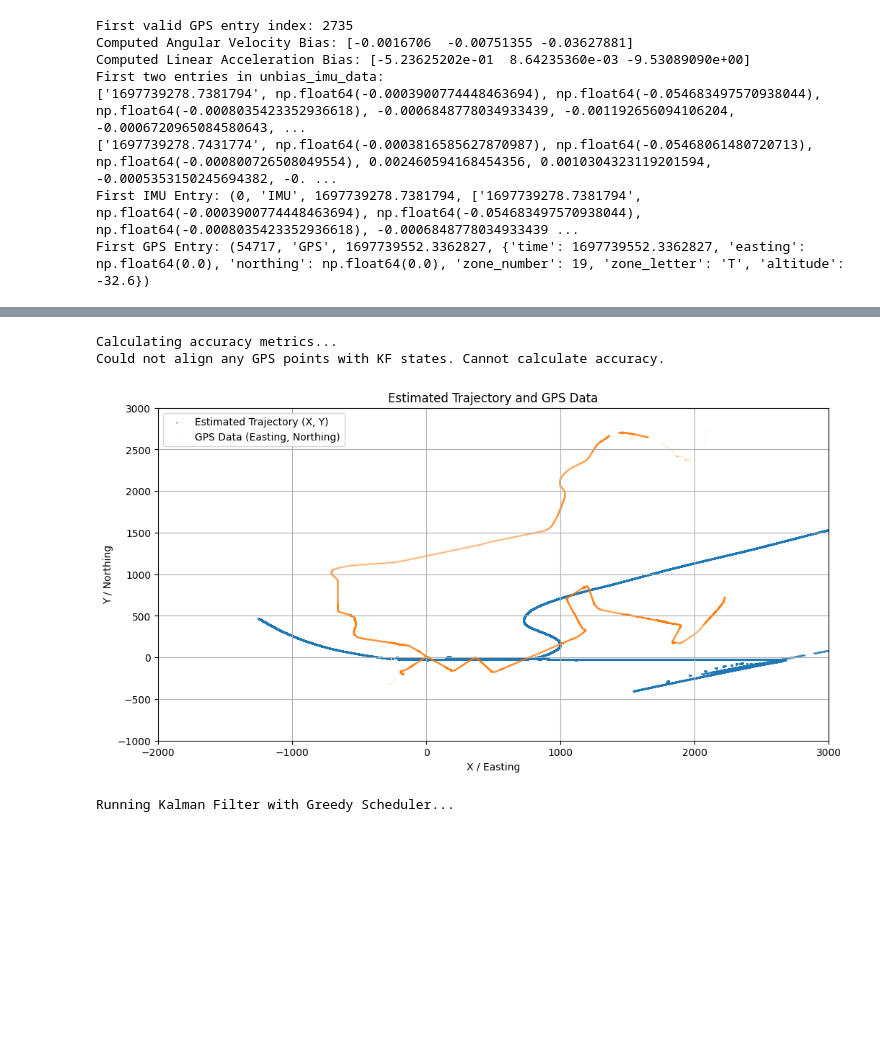
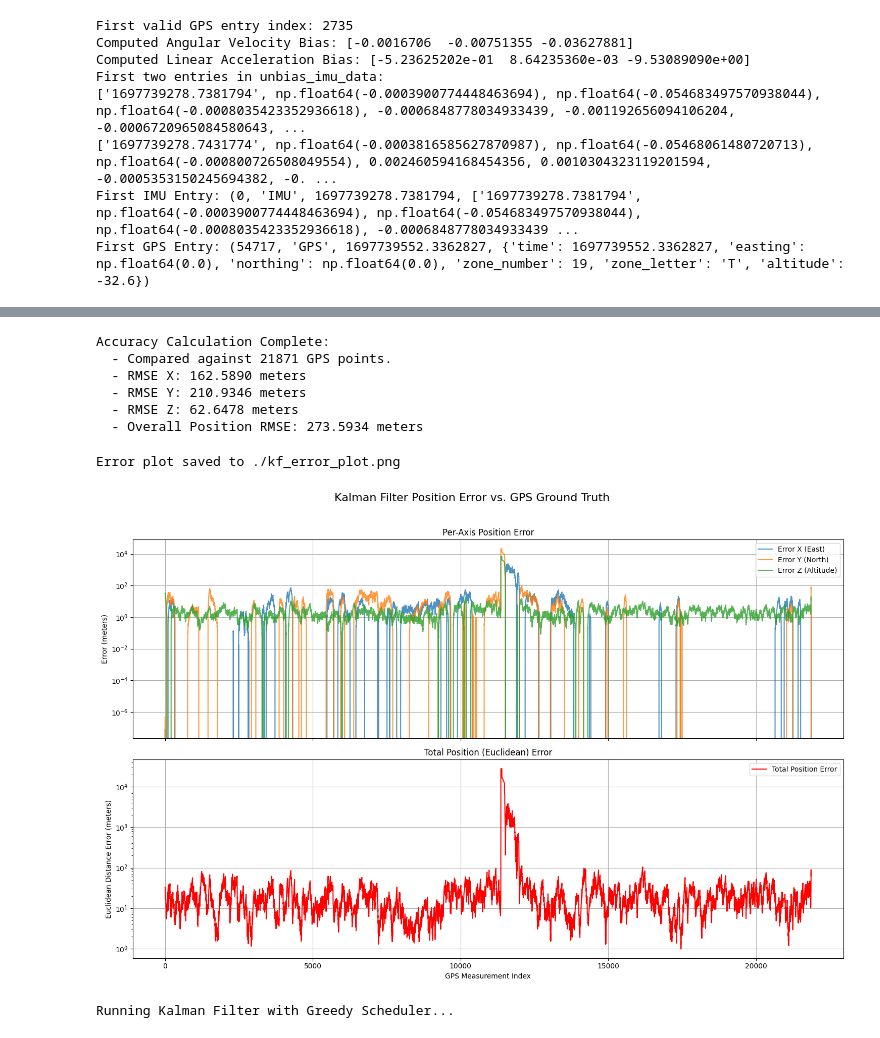
Before and after one commit to IseanB/SensorFusion-KalmanFilter, a Jupyter notebook: KF_SensorFusion.ipynb, the cells around one changed output, grey strips where cells are left out. Drawn from its saved outputs; the diff is of its cells as text; code cells hidden in the pictures; blank space fills up the shorter version.

Commit message:
working accuracy error calculations

```diff
--- a/KF_SensorFusion.ipynb
+++ b/KF_SensorFusion.ipynb
@@ -1167,10 +1173,14 @@ First two entries in unbias_imu_data:
 ['1697739278.7431774', np.float64(-0.0003816585627870987), np.float64(-0.05468061480720713), np.float64(-0.000800726508049554), 0.002460594168454356, 0.0010304323119201594, -0.0005353150245694382, -0. ...
 First IMU Entry: (0, 'IMU', 1697739278.7381794, ['1697739278.7381794', np.float64(-0.0003900774448463694), np.float64(-0.054683497570938044), np.float64(-0.0008035423352936618), -0.0006848778034933439 ...
 First GPS Entry: (54717, 'GPS', 1697739552.3362827, {'time': 1697739552.3362827, 'easting': np.float64(0.0), 'northing': np.float64(0.0), 'zone_number': 19, 'zone_letter': 'T', 'altitude': -32.6})
+# %%
+sensor_fusion.set_processing_frequency(100)  # Set processing frequency to 10 Hz
+
+sf_KF_state = sensor_fusion.run_kalman_filter_scheduled() # Output (Time Steps x 6) where stored values are (time, X, Y, Z, roll, pitch, yaw)
 # %%
-for i in range(10,130,10):
-    sensor_fusion.set_processing_frequency(i)  # Set processing frequency to 10 Hz
+# for i in range(10,130,10):
+#     sensor_fusion.set_processing_frequency(i)  # Set processing frequency to 10 Hz
 
-    sf_KF_state = sensor_fusion.run_kalman_filter_scheduled() # Output (Time Steps x 6) where stored values are (X, Y, Z, roll, pitch, yaw)
+#     sf_KF_state = sensor_fusion.run_kalman_filter_scheduled() # Output (Time Steps x 6) where stored values are (X, Y, Z, roll, pitch, yaw)
 
-    sensor_fusion.plot_kf_states_2d(sf_KF_state, save_path=f'./sampling_sweep/kf_plot_{i}.png')
+#     sensor_fusion.plot_kf_states_2d(sf_KF_state, save_path=f'./sampling_sweep/kf_plot_{i}.png')
@@ -1190,17 +1187,26 @@ for i in range(10,130,10):
-# %%
-sf_KF_state_plot = [state[1:] for state in sf_KF_state]
-sensor_fusion.plot_kf_states_2d(sf_KF_state_plot, save_path='./kf_plot_scheduled.png')
-
-# Calculate accuracy with the new list format
-accuracy_metrics = sensor_fusion.calculate_accuracy_metrics(sf_KF_state_plot)
-
-# Plot the error
-if accuracy_metrics:
-    sensor_fusion.plot_accuracy_error(accuracy_metrics, save_path='./kf_error_plot.png')
-# %% [output]
-Calculating accuracy metrics...
-Could not align any GPS points with KF states. Cannot calculate accuracy.
-[figure, removed]
+# %%
+# Calculate accuracy with the new list format
+accuracy_metrics = calculate_accuracy_metrics(sensor_fusion.get_utm_data(), sf_KF_state)
+
+# 20Hz = Overall Position RMSE: 83734.4229 meters
+# 50Hz = Overall Position RMSE: 1494.2471 meters
+# 100Hz = Overall Position RMSE: 494.5073 meters
+# 120Hz = Overall Position RMSE: 254.6425 meters
+# 150Hz = Overall Position RMSE: 273.5934 meters
+# %% [output]
+Accuracy Calculation Complete:
+  - Compared against 21871 GPS points.
+  - RMSE X: 162.5890 meters
+  - RMSE Y: 210.9346 meters
+  - RMSE Z: 62.6478 meters
+  - Overall Position RMSE: 273.5934 meters
+# %%
+# Plot the error
+if accuracy_metrics:
+    plot_accuracy_error(accuracy_metrics, save_path='./kf_error_plot.png')
+# %% [output]
+Error plot saved to ./kf_error_plot.png
+[figure, added]
 # %%
 print("Running Kalman Filter with Greedy Scheduler...")
 sf_KF_state = sensor_fusion.run_kalman_filter_scheduled()
```
Also changed, not shown: parts of 5 cells of this notebook.
